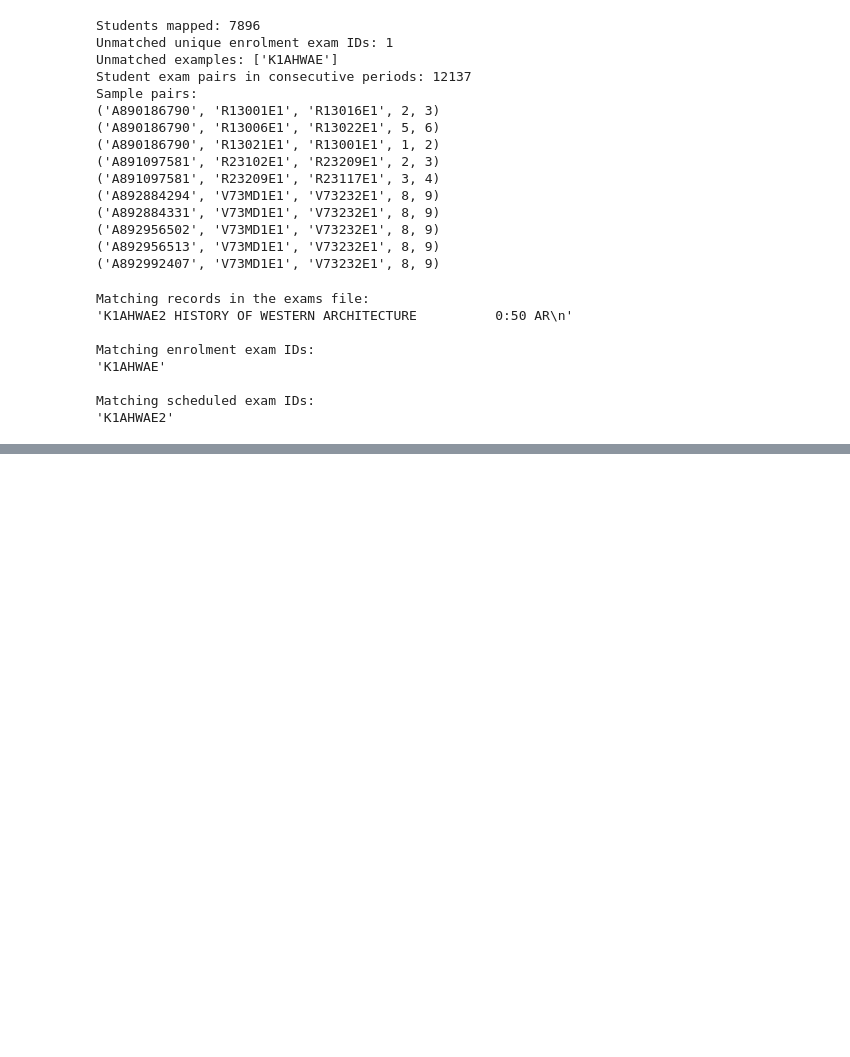
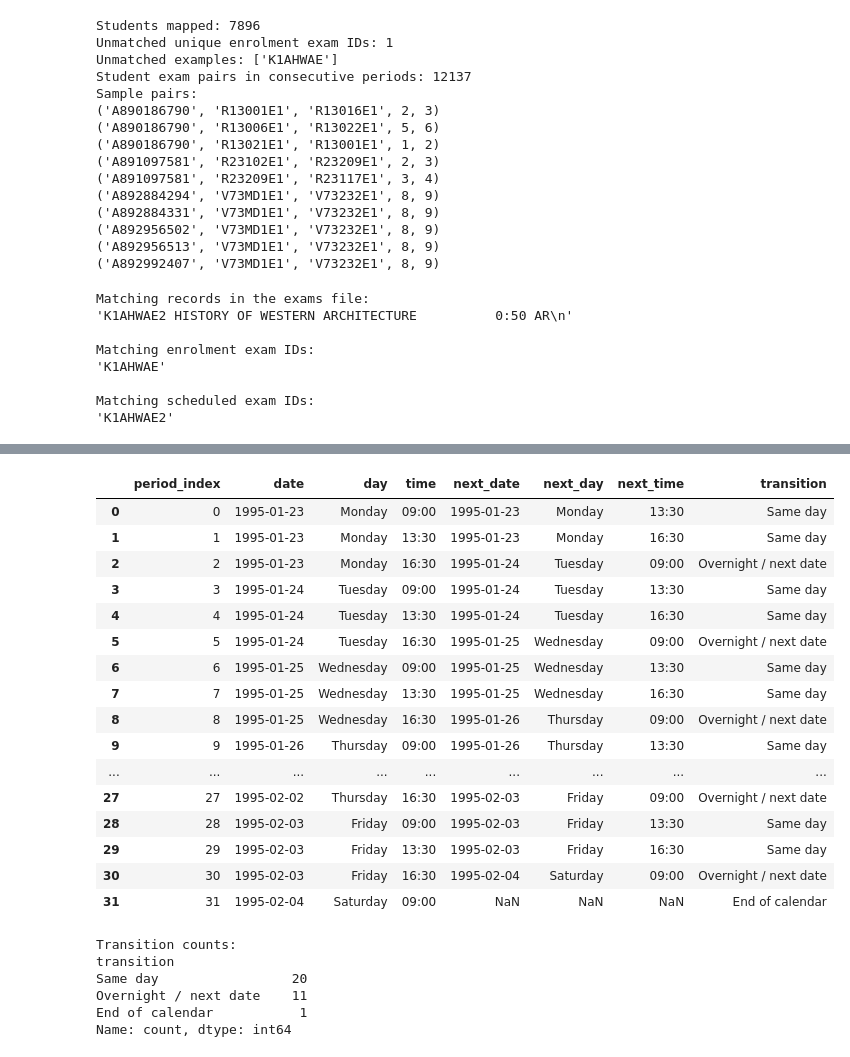
Before and after one commit to PHGNKavindya/adaptive-exam-timetabling, a Jupyter notebook: src/04_baseline_algorithms.ipynb, the cells around one changed output, grey strips where cells are left out. Drawn from its saved outputs; the diff is of its cells as text; code cells hidden in the pictures; blank space fills up the shorter version.

```diff
--- a/src/04_baseline_algorithms.ipynb
+++ b/src/04_baseline_algorithms.ipynb
@@ -691,0 +848,54 @@ Matching scheduled exam IDs:
+# %%
+
+# Inspect chronological examination periods and their transitions
+
+calendar_check = periods_df.sort_values("period_index").copy()
+
+calendar_check["next_date"] = calendar_check["date"].shift(-1)
+calendar_check["next_day"] = calendar_check["day"].shift(-1)
+calendar_check["next_time"] = calendar_check["time"].shift(-1)
+
+calendar_check["transition"] = calendar_check.apply(
+    lambda row: (
+        "End of calendar"
+        if row["next_date"] is None or pd.isna(row["next_date"])
+        else "Same day"
+        if row["date"] == row["next_date"]
+        else "Overnight / next date"
+    ),
+    axis=1,
+)
+
+display(
+    calendar_check[
+        ["period_index", "date", "day", "time",
+         "next_date", "next_day", "next_time", "transition"]
+    ]
+)
+
+print("\nTransition counts:")
+print(calendar_check["transition"].value_counts())
+# %% [output]
+|  | period_index | date | day | time | next_date | next_day | next_time | transition |
+| 0 | 0 | 1995-01-23 | Monday | 09:00 | 1995-01-23 | Monday | 13:30 | Same day |
+| 1 | 1 | 1995-01-23 | Monday | 13:30 | 1995-01-23 | Monday | 16:30 | Same day |
+| 2 | 2 | 1995-01-23 | Monday | 16:30 | 1995-01-24 | Tuesday | 09:00 | Overnight / next date |
+| 3 | 3 | 1995-01-24 | Tuesday | 09:00 | 1995-01-24 | Tuesday | 13:30 | Same day |
+| 4 | 4 | 1995-01-24 | Tuesday | 13:30 | 1995-01-24 | Tuesday | 16:30 | Same day |
+| 5 | 5 | 1995-01-24 | Tuesday | 16:30 | 1995-01-25 | Wednesday | 09:00 | Overnight / next date |
+| 6 | 6 | 1995-01-25 | Wednesday | 09:00 | 1995-01-25 | Wednesday | 13:30 | Same day |
+| 7 | 7 | 1995-01-25 | Wednesday | 13:30 | 1995-01-25 | Wednesday | 16:30 | Same day |
+| 8 | 8 | 1995-01-25 | Wednesday | 16:30 | 1995-01-26 | Thursday | 09:00 | Overnight / next date |
+| 9 | 9 | 1995-01-26 | Thursday | 09:00 | 1995-01-26 | Thursday | 13:30 | Same day |
+| ... | ... | ... | ... | ... | ... | ... | ... | ... |
+| 27 | 27 | 1995-02-02 | Thursday | 16:30 | 1995-02-03 | Friday | 09:00 | Overnight / next date |
+| 28 | 28 | 1995-02-03 | Friday | 09:00 | 1995-02-03 | Friday | 13:30 | Same day |
+| 29 | 29 | 1995-02-03 | Friday | 13:30 | 1995-02-03 | Friday | 16:30 | Same day |
+| 30 | 30 | 1995-02-03 | Friday | 16:30 | 1995-02-04 | Saturday | 09:00 | Overnight / next date |
+| 31 | 31 | 1995-02-04 | Saturday | 09:00 | NaN | NaN | NaN | End of calendar |
+Transition counts:
+transition
+Same day                 20
+Overnight / next date    11
+End of calendar           1
+Name: count, dtype: int64
```
Also changed, not shown: parts of 8 cells of this notebook.
